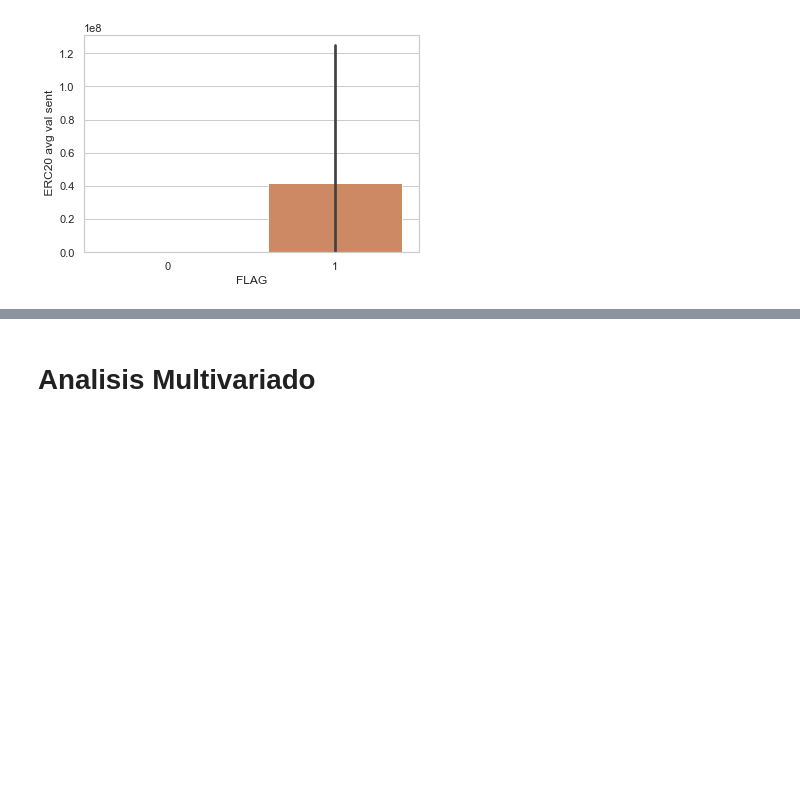
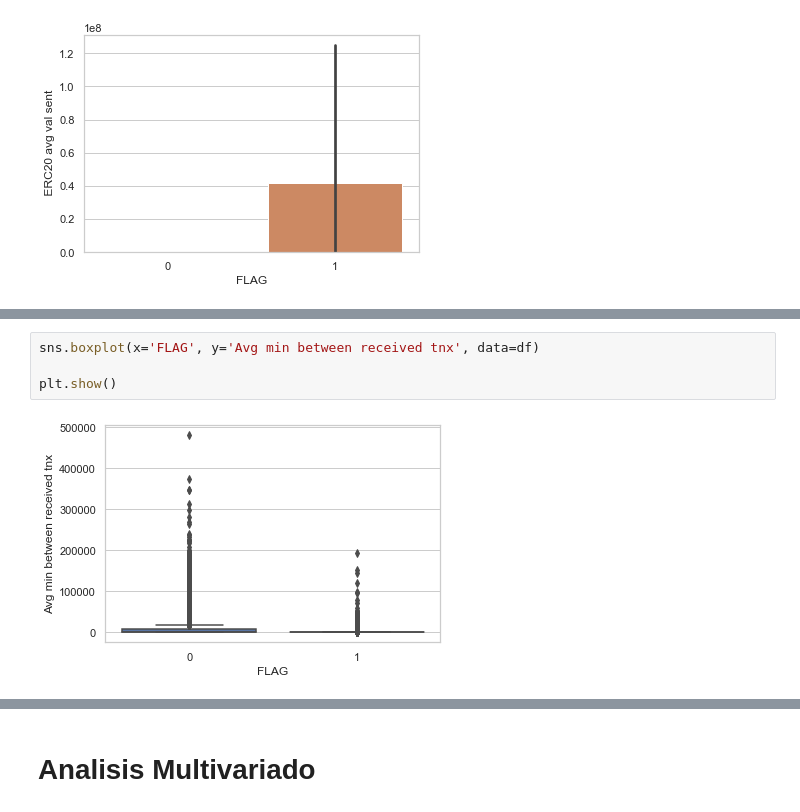
Before and after one commit to federicosanchez18/Proyecto-Fraude-Coder, a Jupyter notebook: Notebook Proyecto Fraude Coder.ipynb, the cells around one changed output, grey strips where cells are left out. Cells and saved outputs as stored; diff of their text form; blank space fills up the shorter version.

```diff
--- a/Notebook Proyecto Fraude Coder.ipynb
+++ b/Notebook Proyecto Fraude Coder.ipynb
@@ -496,0 +566,6 @@ sns.barplot(x='FLAG' , y = " ERC20 avg val sent", data=df)
+# %%
+sns.boxplot(x='FLAG', y='Avg min between received tnx', data=df)
+
+plt.show()
+# %% [output]
+[figure, added]
```
Also changed, not shown: parts of 47 cells of this notebook.
